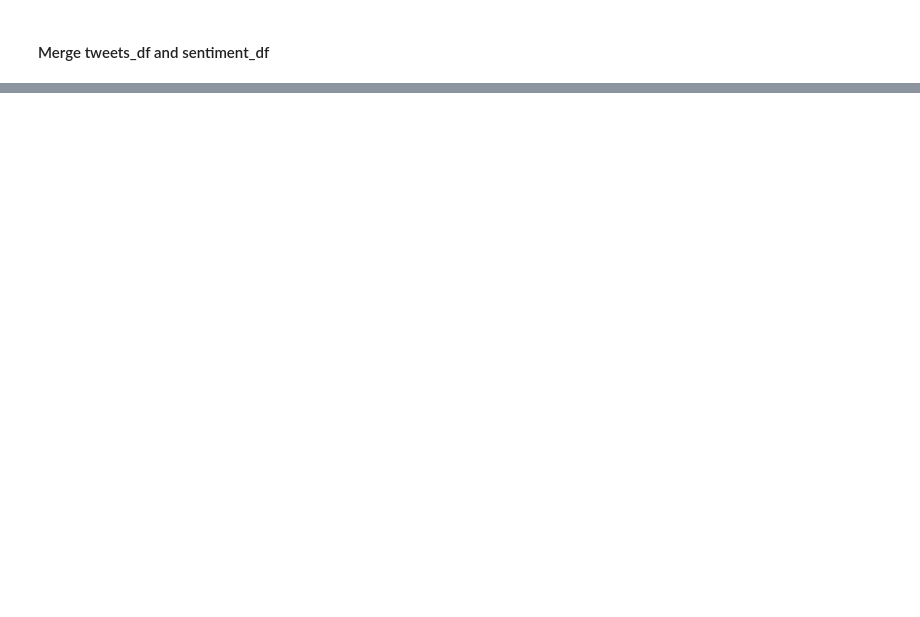
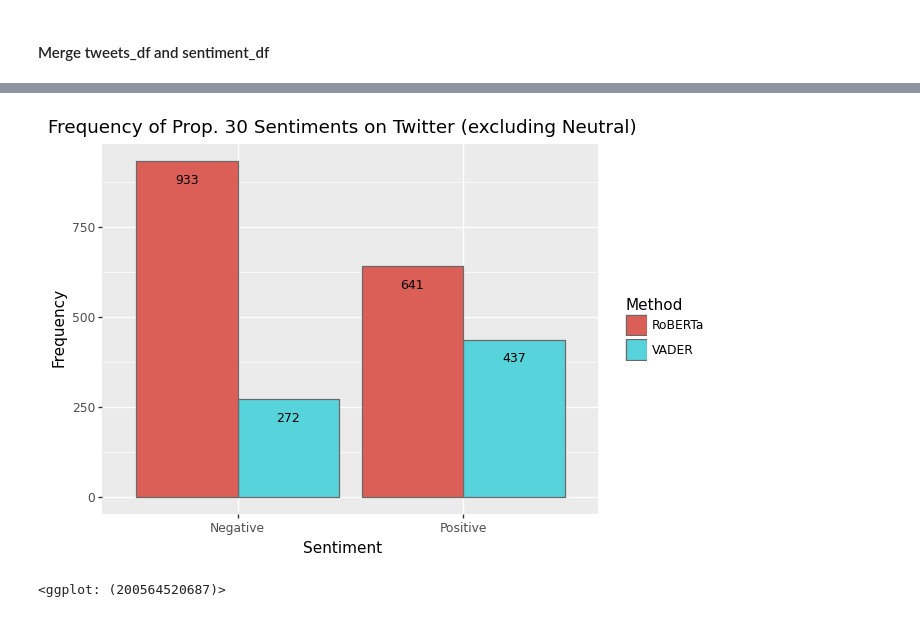
Before and after one commit to lbarrett24/CA-Election-Data-Challenge, a Jupyter notebook: Prop30_Twitter_SA.ipynb, the cells around one changed output, grey strips where cells are left out. Saved outputs shown, nothing was run; the diff lists cells and outputs as text; code cells hidden in the pictures; blank space fills up the shorter version.

```diff
--- a/Prop30_Twitter_SA.ipynb
+++ b/Prop30_Twitter_SA.ipynb
@@ -163,0 +204,11 @@ sa_df
+# %%
+(
+    p9.ggplot(data = sa_df[sa_df['Sentiment'] != 'Neutral'], mapping = p9.aes(x = 'Sentiment', fill = 'Method'))
+    + p9.geom_bar(color = 'dimgray', position = 'dodge')
+    + p9.labs(title = 'Frequency of Prop. 30 Sentiments on Twitter (excluding Neutral)', y = 'Frequency')
+    + p9.scale_fill_discrete(labels = ['RoBERTa', 'VADER'])
+    + p9.geom_text(p9.aes(label = p9.after_stat('count'), y = p9.stage(after_stat='count', after_scale='count - 50')), stat = 'count',position= p9.position_dodge2(width = 0.9), size = 9)
+)
+# %% [output]
+[figure, added]
+<ggplot: (200564520687)>
```
Also changed, not shown: parts of 19 cells of this notebook.
